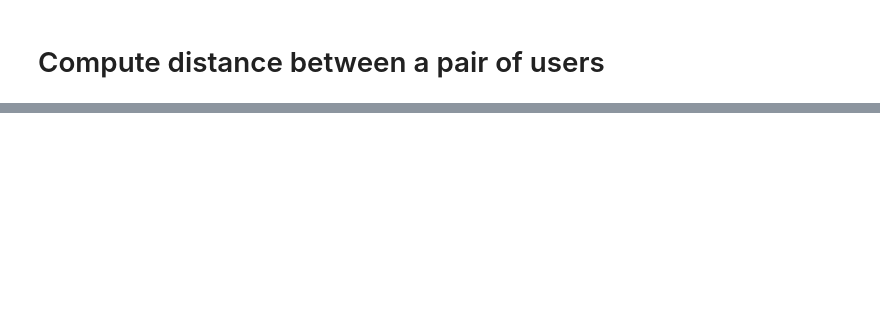
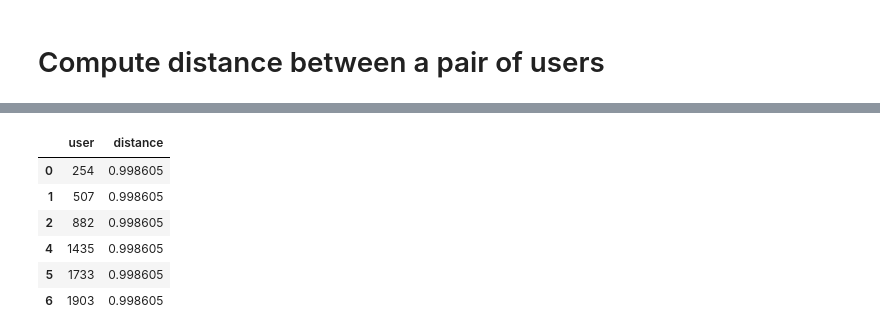
Before and after one commit to poorvaja23/SystemRecommendations, a Jupyter notebook: SysRecommendations_NearestNeighborModel.ipynb, the cells around one changed output, grey strips where cells are left out. Saved outputs shown, nothing was run; the diff lists cells and outputs as text; code cells hidden in the pictures; blank space fills up the shorter version.

```diff
--- a/SysRecommendations_NearestNeighborModel.ipynb
+++ b/SysRecommendations_NearestNeighborModel.ipynb
@@ -141,7 +150,7 @@ NameError: name 'userItemRatingMatrix' is not defined
 # %% [markdown]
 # Compute distance between a pair of users
 # %%
-u1=204622
-u2=255489
+u1=1424
+u2=2276
 # %%
 user1Ratings=userItemRatingMatrix.transpose()[u1]
@@ -153,0 +191,12 @@ NameError: name 'userItemRatingMatrix' is not defined
+# %%
+# add a col distance that says distance between active user and curr user
+allUsers["distance"]=allUsers["user"].apply(lambda x: distance(user, x))
+allUsers.head(6)
+# %% [output]
+|  | user | distance |
+| 0 | 254 | 0.998605 |
+| 1 | 507 | 0.998605 |
+| 2 | 882 | 0.998605 |
+| 4 | 1435 | 0.998605 |
+| 5 | 1733 | 0.998605 |
+| 6 | 1903 | 0.998605 |
```
Also changed, not shown: parts of 25 cells of this notebook, 4 other files.
